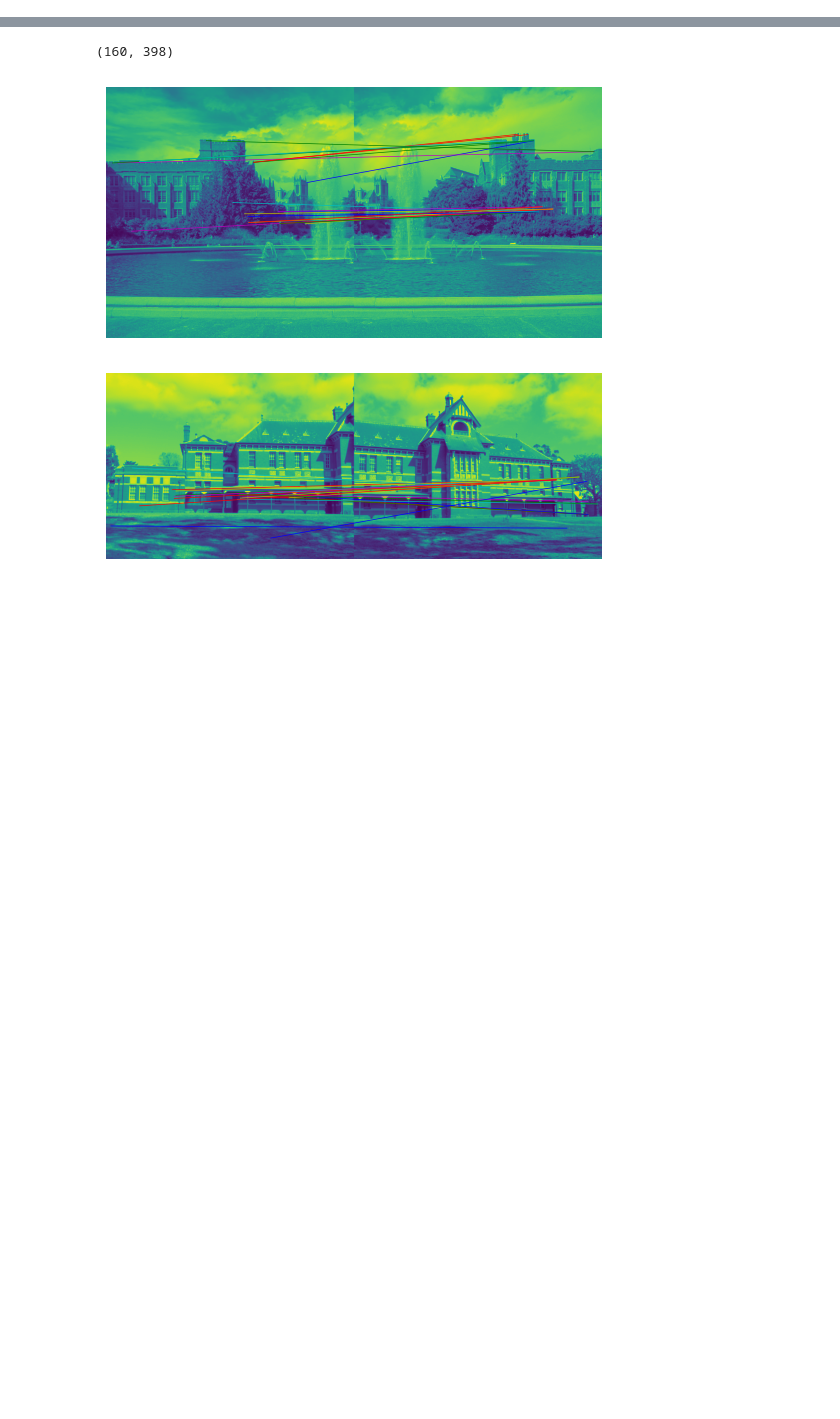
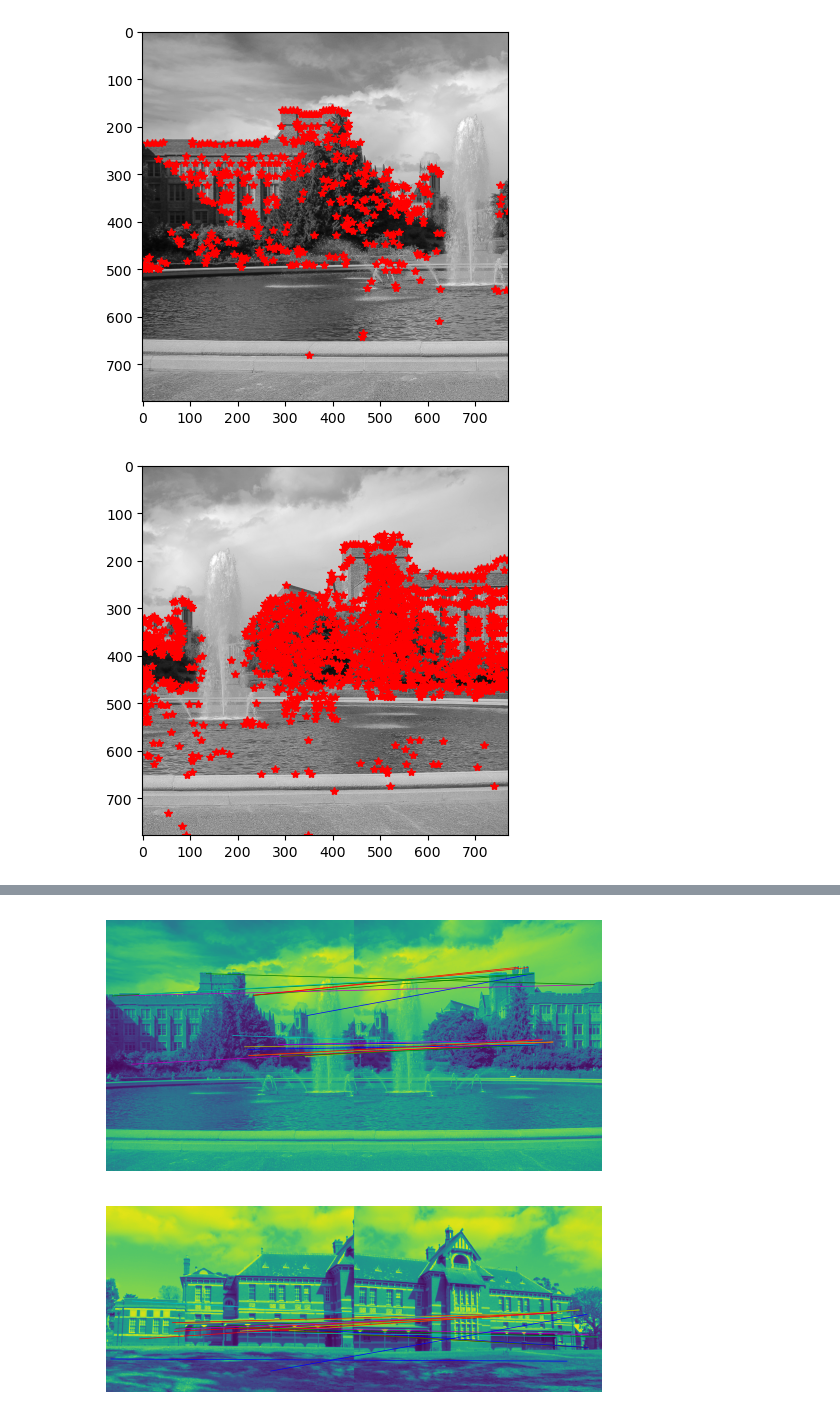
Before and after one commit to KrzysztofGG/ZAW, a Jupyter notebook: lab6/lab6.ipynb, the cells around one changed output, grey strips where cells are left out. Cells and saved outputs as stored; diff of their text form; code cells hidden in the pictures; blank space fills up the shorter version.

```diff
--- a/lab6/lab6.ipynb
+++ b/lab6/lab6.ipynb
@@ -3,10 +3,10 @@ import cv2
 import matplotlib.pyplot as plt
 
 fon1 = cv2.imread('materialy_feature_points/fontanna1.jpg')
-fon1 = cv2.cvtColor(fon1, cv2.COLOR_BGR2GRAY)
+fon1 = cv2.cvtColor(fon1, cv2.COLOR_BGR2img)
 
 fon2 = cv2.imread('materialy_feature_points/fontanna2.jpg')
-fon2 = cv2.cvtColor(fon2, cv2.COLOR_BGR2GRAY)
+fon2 = cv2.cvtColor(fon2, cv2.COLOR_BGR2img)
 # %%
 import numpy as np
 import scipy.ndimage.filters as filters
@@ -49,18 +49,21 @@ maxes = find_max(H_out, size, 0.45)
 # %%
 def draw_stars(img, pts):
     plt.figure()
-    plt.imshow(img, 'gray')
+    plt.imshow(img, 'img')
     plt.plot(pts[1], pts[0], '*', color='r')
     plt.show()
 
 bud1 = cv2.imread('materialy_feature_points/budynek1.jpg')
-bud1 = cv2.cvtColor(bud1, cv2.COLOR_BGR2GRAY)
+bud1 = cv2.cvtColor(bud1, cv2.COLOR_BGR2img)
 bud2 = cv2.imread('materialy_feature_points/budynek2.jpg')
-bud2 = cv2.cvtColor(bud2, cv2.COLOR_BGR2GRAY)
+bud2 = cv2.cvtColor(bud2, cv2.COLOR_BGR2img)
 
 size = 7
 
 for img in [fon1, fon2, bud1, bud2]:
     H = harris(img, size)
     maxes = find_max(H, size, 0.5)
     draw_stars(img, maxes)
+# %% [output]
+[figure, added]
+[figure, added]
@@ -79,7 +84,5 @@ def descriptions(img, pts, size):
 
     output = list(zip(pts, descs))
     return output
-# %% [output]
-(160, 398)
 # %%
 fon1 = cv2.imread('materialy_feature_points/fontanna1.jpg')
```
Also changed, not shown: parts of 9 cells of this notebook.
